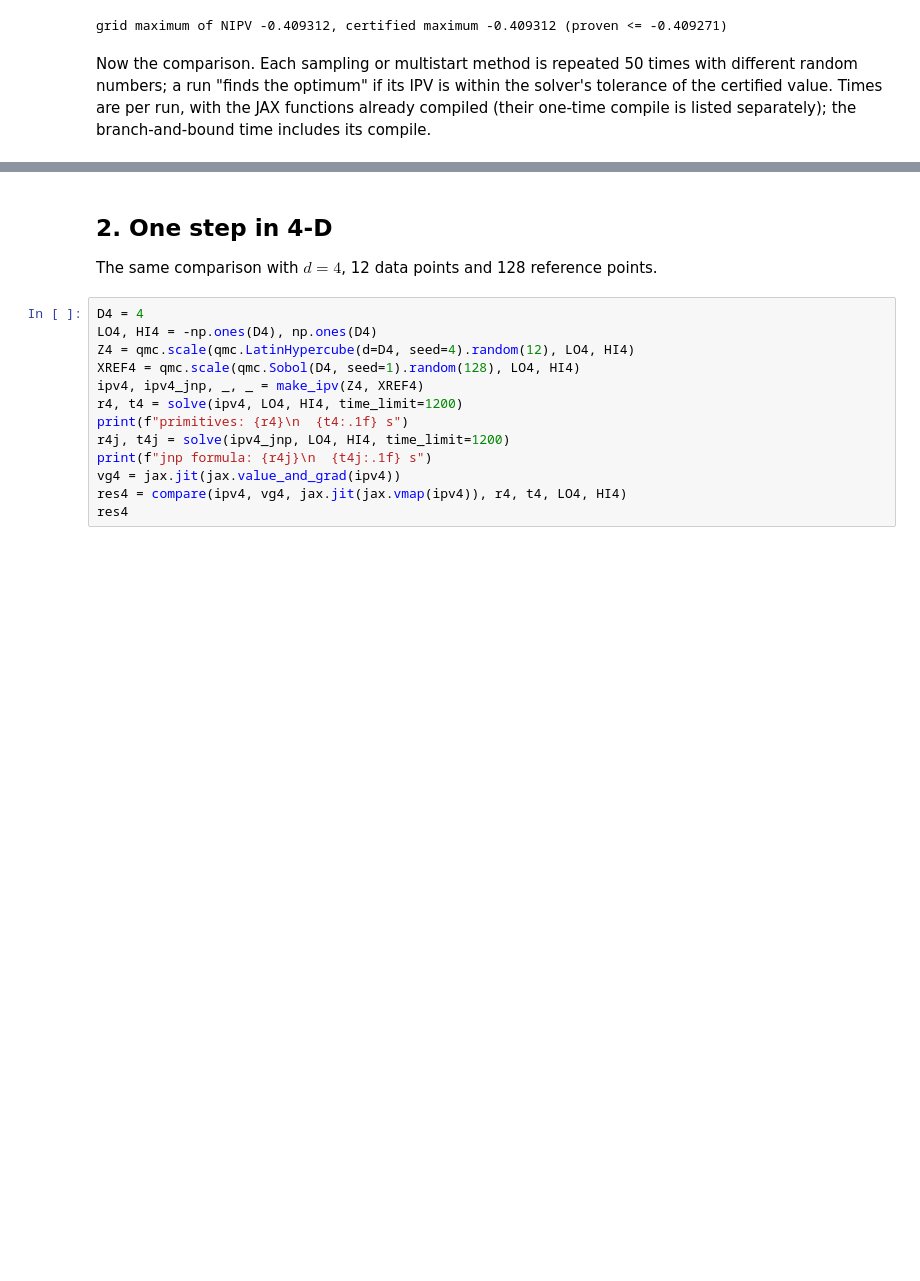
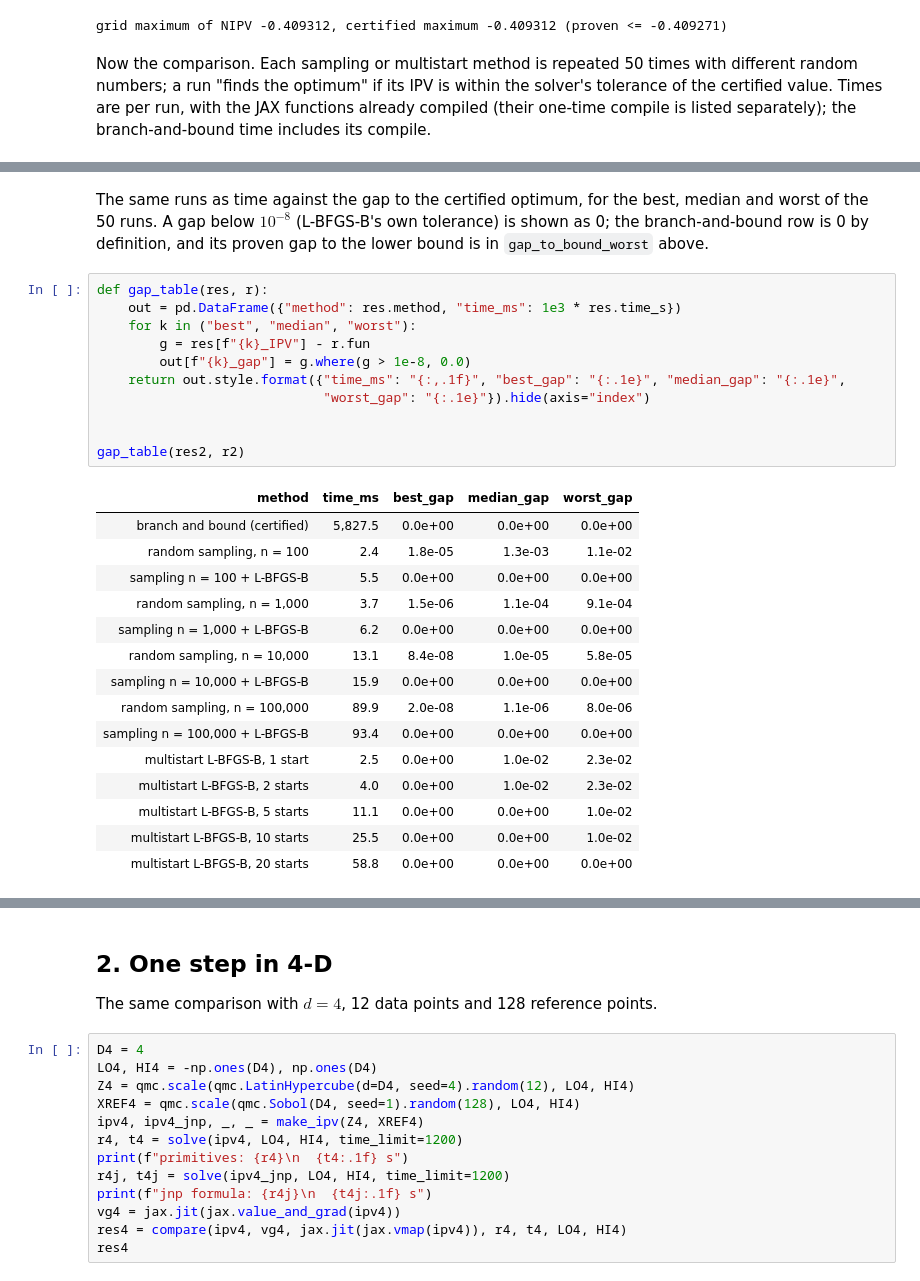
Before and after one commit to jkitchin/jax-go, a Jupyter notebook: notebooks/15-integrated-posterior-variance.ipynb, the cells around one changed output, grey strips where cells are left out. Drawn from its saved outputs; the diff is of its cells as text; blank space fills up the shorter version.

```diff
--- a/notebooks/15-integrated-posterior-variance.ipynb
+++ b/notebooks/15-integrated-posterior-variance.ipynb
@@ -272,3 +272,35 @@ one-time JIT compile of the IPV value/gradient and batch functions: 0.3 s
+# %% [markdown]
+The same runs as time against the gap to the certified optimum, for the best,
+median and worst of the 50 runs. A gap below $10^{-8}$ (L-BFGS-B's own
+tolerance) is shown as 0; the branch-and-bound row is 0 by definition, and
+its proven gap to the lower bound is in `gap_to_bound_worst` above.
+# %%
+def gap_table(res, r):
+    out = pd.DataFrame({"method": res.method, "time_ms": 1e3 * res.time_s})
+    for k in ("best", "median", "worst"):
+        g = res[f"{k}_IPV"] - r.fun
+        out[f"{k}_gap"] = g.where(g > 1e-8, 0.0)
+    return out.style.format({"time_ms": "{:,.1f}", "best_gap": "{:.1e}", "median_gap": "{:.1e}",
+                             "worst_gap": "{:.1e}"}).hide(axis="index")
+
+
+gap_table(res2, r2)
+# %% [output]
+| method | time_ms | best_gap | median_gap | worst_gap |
+| branch and bound (certified) | 5,827.5 | 0.0e+00 | 0.0e+00 | 0.0e+00 |
+| random sampling, n = 100 | 2.4 | 1.8e-05 | 1.3e-03 | 1.1e-02 |
+| sampling n = 100 + L-BFGS-B | 5.5 | 0.0e+00 | 0.0e+00 | 0.0e+00 |
+| random sampling, n = 1,000 | 3.7 | 1.5e-06 | 1.1e-04 | 9.1e-04 |
+| sampling n = 1,000 + L-BFGS-B | 6.2 | 0.0e+00 | 0.0e+00 | 0.0e+00 |
+| random sampling, n = 10,000 | 13.1 | 8.4e-08 | 1.0e-05 | 5.8e-05 |
+| sampling n = 10,000 + L-BFGS-B | 15.9 | 0.0e+00 | 0.0e+00 | 0.0e+00 |
+| random sampling, n = 100,000 | 89.9 | 2.0e-08 | 1.1e-06 | 8.0e-06 |
+| sampling n = 100,000 + L-BFGS-B | 93.4 | 0.0e+00 | 0.0e+00 | 0.0e+00 |
+| multistart L-BFGS-B, 1 start | 2.5 | 0.0e+00 | 1.0e-02 | 2.3e-02 |
+| multistart L-BFGS-B, 2 starts | 4.0 | 0.0e+00 | 1.0e-02 | 2.3e-02 |
+| multistart L-BFGS-B, 5 starts | 11.1 | 0.0e+00 | 0.0e+00 | 1.0e-02 |
+| multistart L-BFGS-B, 10 starts | 25.5 | 0.0e+00 | 0.0e+00 | 1.0e-02 |
+| multistart L-BFGS-B, 20 starts | 58.8 | 0.0e+00 | 0.0e+00 | 0.0e+00 |
 # %% [markdown]
 NIPV has six local maxima here, and only 28% of L-BFGS-B starts end at the
 global one: the others stop at bumps between other pairs of data points
```
Also changed, not shown: parts of 12 cells of this notebook, 1 other file.
